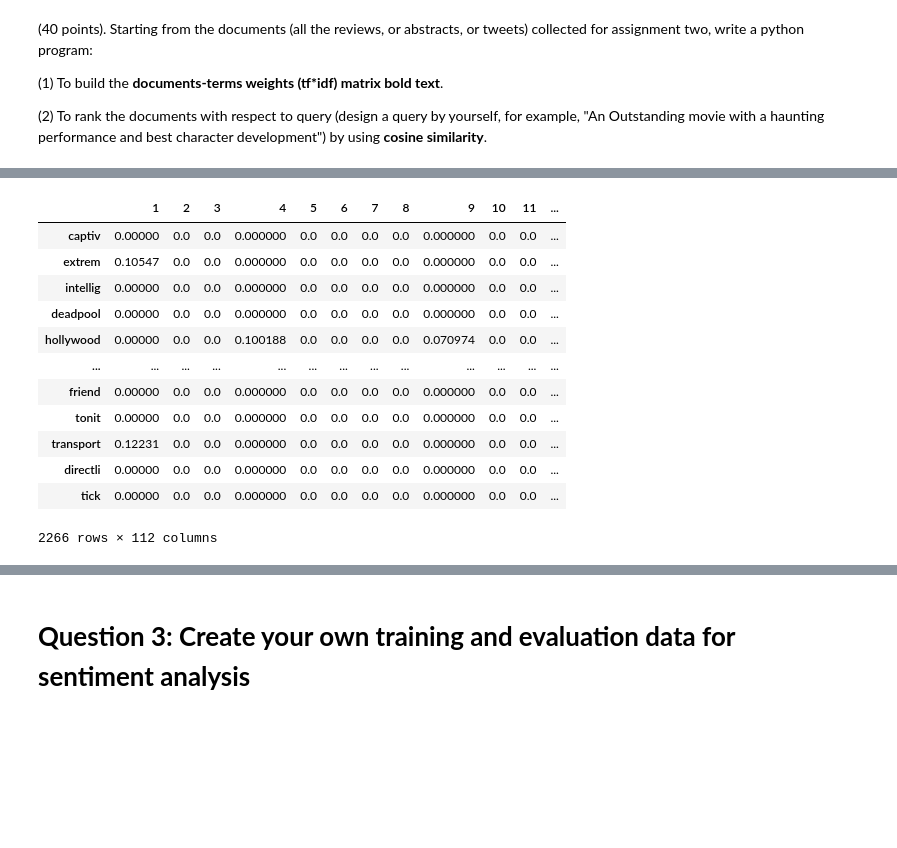
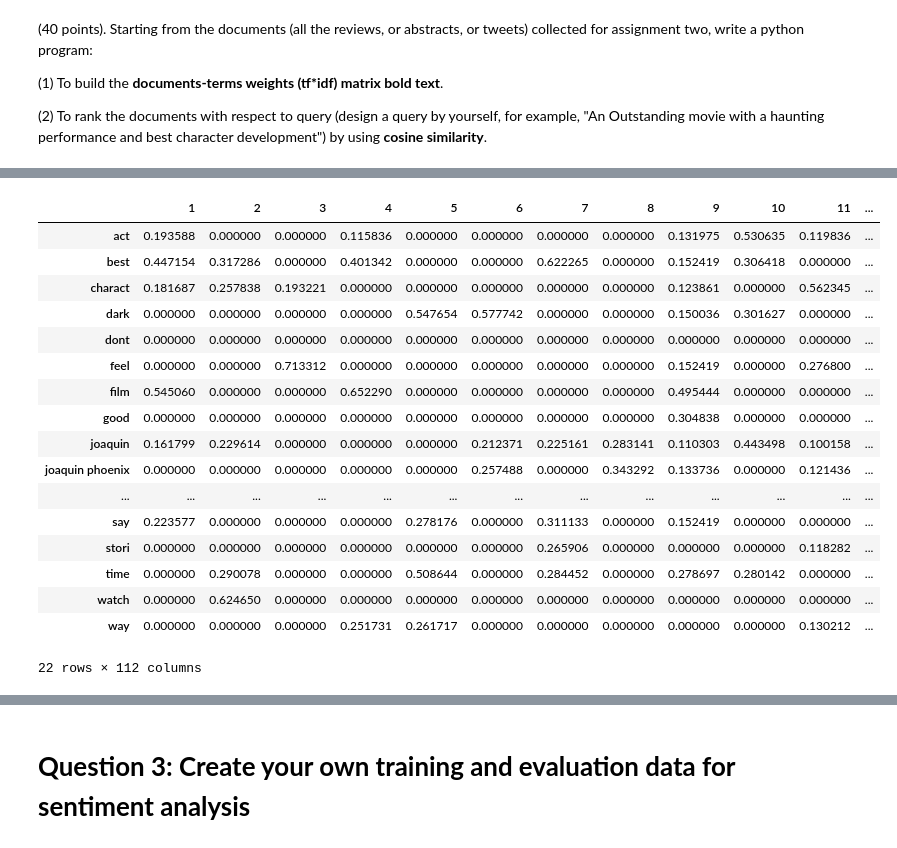
Before and after one commit to HuyenNguyenHelen/Huyen_INFO5731_Spring2020, a Jupyter notebook: INFO5731_Assignment_Three.ipynb, the cells around one changed output, grey strips where cells are left out. Saved outputs shown, nothing was run; the diff lists cells and outputs as text; code cells hidden in the pictures; blank space fills up the shorter version.

```diff
--- a/INFO5731_Assignment_Three.ipynb
+++ b/INFO5731_Assignment_Three.ipynb
@@ -205,7 +214,7 @@ from nltk.stem import PorterStemmer
 nltk.download('stopwords')
 nltk.download('wordnet')
 from textblob import Word
-query="I'm not a big fan of action movie, but this movie is REALLY a masterpiece!!! It is a perfect combination of acting, storyline, soundtrack and everything. It deserves an Oscar of this year."
+query="Is the Joker the best movie of the year?"
 
 # preprocess query (lowercase, remove punctuations, remove stopwords, stem and lematize)
 query=query.lower()
@@ -232,28 +241,34 @@ im big fan action movi movi realli masterpiec perfect combin act storylin soundt
 # %%
 # Caculate tfidf, and extract features representing all reviews and the query
-voca=[word for word in set(data_query.split())]
+
+doc=[doc for doc in data_query.splitlines()]
 corpus = {v: k for v, k in enumerate(data_query.splitlines(),1)}
-tfidf=TfidfVectorizer(vocabulary=voca, max_features=50, lowercase=True, analyzer='word', stop_words='english', ngram_range=(1,3))
+tfidf=TfidfVectorizer(input=doc, max_features=50, min_df=0.2, lowercase=True, analyzer='word', stop_words='english', ngram_range=(1,3))
 tfs=tfidf.fit_transform(corpus.values())
 feature_names= tfidf.get_feature_names()
 corpus_index=[n for n in corpus]
 
 df=pandas.DataFrame(tfs.T.todense(), index=feature_names, columns=corpus_index)
 df
 # %% [output]
 |  | 1 | 2 | 3 | 4 | 5 | 6 | 7 | 8 | 9 | 10 | 11 | ... |
-| captiv | 0.00000 | 0.0 | 0.0 | 0.000000 | 0.0 | 0.0 | 0.0 | 0.0 | 0.000000 | 0.0 | 0.0 | ... |
-| extrem | 0.10547 | 0.0 | 0.0 | 0.000000 | 0.0 | 0.0 | 0.0 | 0.0 | 0.000000 | 0.0 | 0.0 | ... |
-| intellig | 0.00000 | 0.0 | 0.0 | 0.000000 | 0.0 | 0.0 | 0.0 | 0.0 | 0.000000 | 0.0 | 0.0 | ... |
-| deadpool | 0.00000 | 0.0 | 0.0 | 0.000000 | 0.0 | 0.0 | 0.0 | 0.0 | 0.000000 | 0.0 | 0.0 | ... |
-| hollywood | 0.00000 | 0.0 | 0.0 | 0.100188 | 0.0 | 0.0 | 0.0 | 0.0 | 0.070974 | 0.0 | 0.0 | ... |
+| act | 0.193588 | 0.000000 | 0.000000 | 0.115836 | 0.000000 | 0.000000 | 0.000000 | 0.000000 | 0.131975 | 0.530635 | 0.119836 | ... |
+| best | 0.447154 | 0.317286 | 0.000000 | 0.401342 | 0.000000 | 0.000000 | 0.622265 | 0.000000 | 0.152419 | 0.306418 | 0.000000 | ... |
+| charact | 0.181687 | 0.257838 | 0.193221 | 0.000000 | 0.000000 | 0.000000 | 0.000000 | 0.000000 | 0.123861 | 0.000000 | 0.562345 | ... |
+| dark | 0.000000 | 0.000000 | 0.000000 | 0.000000 | 0.547654 | 0.577742 | 0.000000 | 0.000000 | 0.150036 | 0.301627 | 0.000000 | ... |
+| dont | 0.000000 | 0.000000 | 0.000000 | 0.000000 | 0.000000 | 0.000000 | 0.000000 | 0.000000 | 0.000000 | 0.000000 | 0.000000 | ... |
+| feel | 0.000000 | 0.000000 | 0.713312 | 0.000000 | 0.000000 | 0.000000 | 0.000000 | 0.000000 | 0.152419 | 0.000000 | 0.276800 | ... |
+| film | 0.545060 | 0.000000 | 0.000000 | 0.652290 | 0.000000 | 0.000000 | 0.000000 | 0.000000 | 0.495444 | 0.000000 | 0.000000 | ... |
+| good | 0.000000 | 0.000000 | 0.000000 | 0.000000 | 0.000000 | 0.000000 | 0.000000 | 0.000000 | 0.304838 | 0.000000 | 0.000000 | ... |
+| joaquin | 0.161799 | 0.229614 | 0.000000 | 0.000000 | 0.000000 | 0.212371 | 0.225161 | 0.283141 | 0.110303 | 0.443498 | 0.100158 | ... |
+| joaquin phoenix | 0.000000 | 0.000000 | 0.000000 | 0.000000 | 0.000000 | 0.257488 | 0.000000 | 0.343292 | 0.133736 | 0.000000 | 0.121436 | ... |
 | ... | ... | ... | ... | ... | ... | ... | ... | ... | ... | ... | ... | ... |
-| friend | 0.00000 | 0.0 | 0.0 | 0.000000 | 0.0 | 0.0 | 0.0 | 0.0 | 0.000000 | 0.0 | 0.0 | ... |
-| tonit | 0.00000 | 0.0 | 0.0 | 0.000000 | 0.0 | 0.0 | 0.0 | 0.0 | 0.000000 | 0.0 | 0.0 | ... |
-| transport | 0.12231 | 0.0 | 0.0 | 0.000000 | 0.0 | 0.0 | 0.0 | 0.0 | 0.000000 | 0.0 | 0.0 | ... |
-| directli | 0.00000 | 0.0 | 0.0 | 0.000000 | 0.0 | 0.0 | 0.0 | 0.0 | 0.000000 | 0.0 | 0.0 | ... |
-| tick | 0.00000 | 0.0 | 0.0 | 0.000000 | 0.0 | 0.0 | 0.0 | 0.0 | 0.000000 | 0.0 | 0.0 | ... |
+| say | 0.223577 | 0.000000 | 0.000000 | 0.000000 | 0.278176 | 0.000000 | 0.311133 | 0.000000 | 0.152419 | 0.000000 | 0.000000 | ... |
+| stori | 0.000000 | 0.000000 | 0.000000 | 0.000000 | 0.000000 | 0.000000 | 0.265906 | 0.000000 | 0.000000 | 0.000000 | 0.118282 | ... |
+| time | 0.000000 | 0.290078 | 0.000000 | 0.000000 | 0.508644 | 0.000000 | 0.284452 | 0.000000 | 0.278697 | 0.280142 | 0.000000 | ... |
+| watch | 0.000000 | 0.624650 | 0.000000 | 0.000000 | 0.000000 | 0.000000 | 0.000000 | 0.000000 | 0.000000 | 0.000000 | 0.000000 | ... |
+| way | 0.000000 | 0.000000 | 0.000000 | 0.251731 | 0.261717 | 0.000000 | 0.000000 | 0.000000 | 0.000000 | 0.000000 | 0.130212 | ... |
-2266 rows × 112 columns
+22 rows × 112 columns
 # %%
 # Calculate cosine similarity of the query to others documents by using SKLEARN
 import pandas
```
Also changed, not shown: parts of 6 cells of this notebook.
